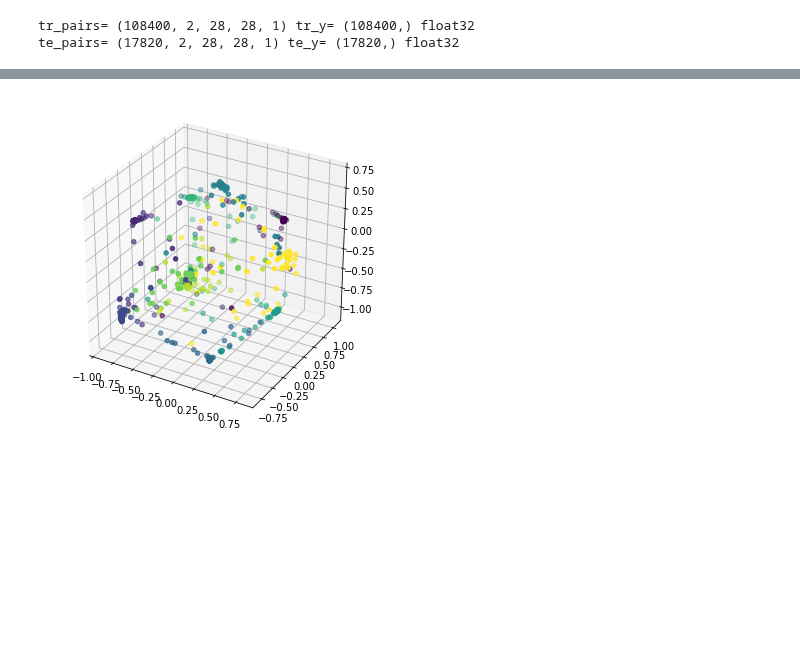
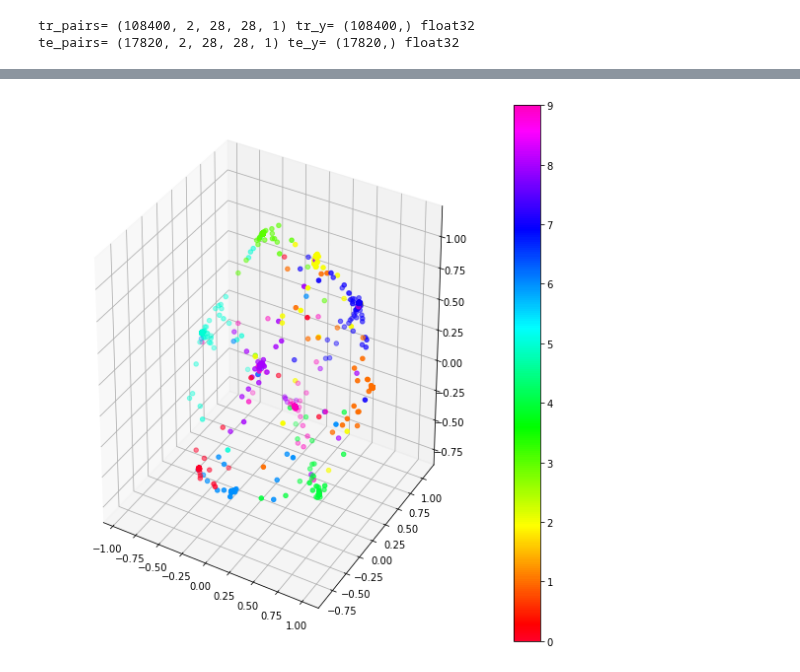
Before and after one commit to franciscodominguezmateos/IntroduccionDeepLearning, a Jupyter notebook: tf2_keras_siamese_3D-view_20041601.ipynb, the cells around one changed output, grey strips where cells are left out. Cells and saved outputs as stored; diff of their text form; code cells hidden in the pictures; blank space fills up the shorter version.

```diff
--- a/tf2_keras_siamese_3D-view_20041601.ipynb
+++ b/tf2_keras_siamese_3D-view_20041601.ipynb
@@ -230,12 +230,13 @@ print('* Accuracy on test set: %0.2f%%' % (100 * te_acc))
 # %%
 batch_size=128
 encoder=base_network
 # display a 3D plot of the digit classes in the latent space
 ex_test=np.expand_dims(x_test,axis=-1)
 x_test_encoded = encoder.predict(ex_test, batch_size=batch_size)
-fig = plt.figure(figsize=(6, 6))
+fig = plt.figure(figsize=(10, 10))
 ax = fig.add_subplot(111, projection='3d')
-ax.scatter(x_test_encoded[:, 0], x_test_encoded[:, 1],x_test_encoded[:, 2], c=y_test)
+surf=ax.scatter(x_test_encoded[:, 0], x_test_encoded[:, 1],x_test_encoded[:, 2], c=y_test,cmap=plt.get_cmap("gist_rainbow"))
+fig.colorbar(surf)
 plt.show()
 # %% [output]
-[figure, old version]
+[figure, new version]
```
Also changed, not shown: parts of 3 cells of this notebook, 5 other files.
